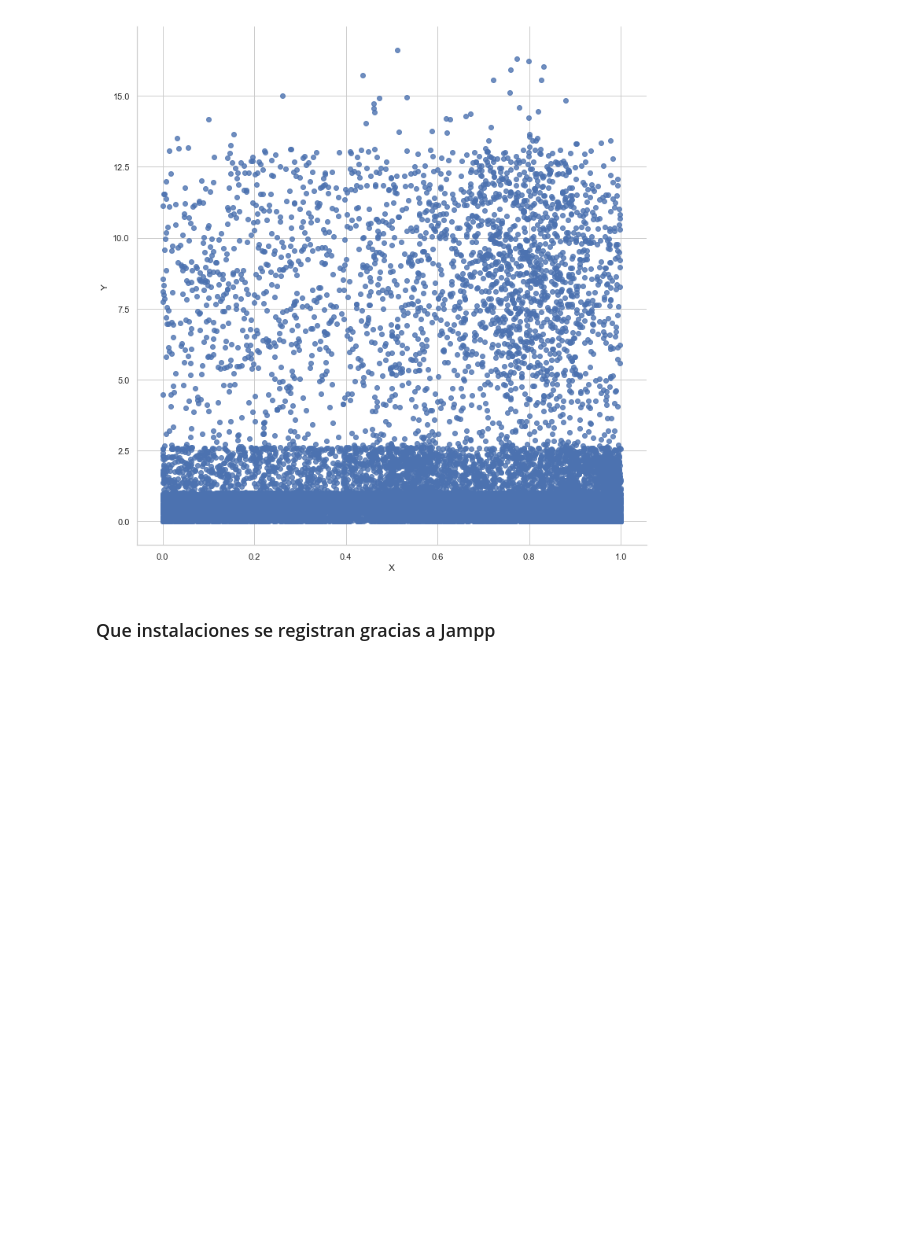
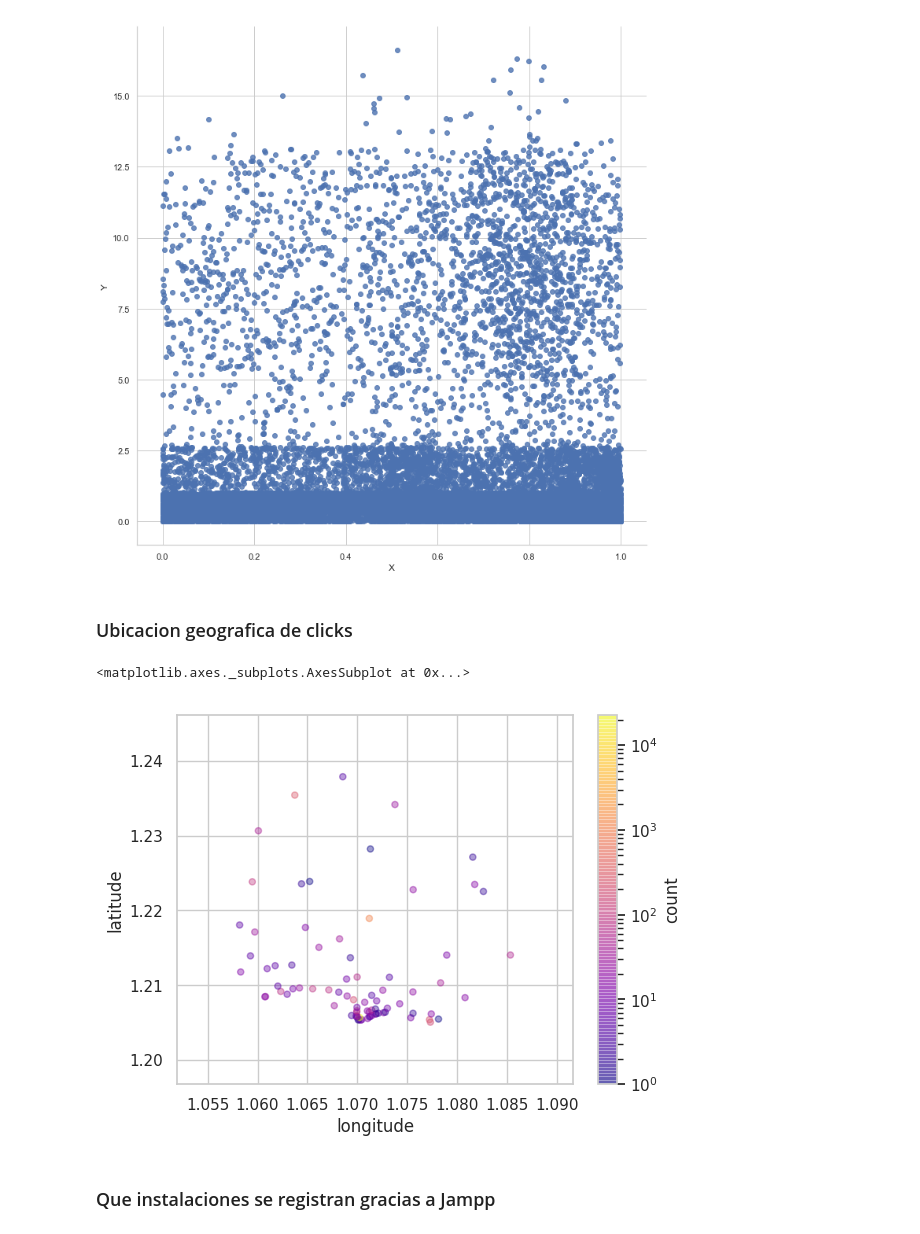
Before and after one commit to alepenaa94/Datos_2019, a Jupyter notebook: Notebook/TP1_Análisis Exploratorio.ipynb, the cells around one changed output. Cells and saved outputs as stored; diff of their text form; code cells hidden in the pictures; blank space fills up the shorter version.

Commit message:
Organizacion de Indice y grafico de ubicacion geografica de clicks

```diff
--- a/Notebook/TP1_Análisis Exploratorio.ipynb
+++ b/Notebook/TP1_Análisis Exploratorio.ipynb
@@ -123,6 +128,16 @@ g = sns.lmplot(x="touchX",y="touchY",data=clicks,fit_reg=False, height=10)
 g = g.set_axis_labels("X", "Y")
 # %% [output]
 [figure]
+# %% [markdown]
+<a id='link_20'></a>
+### Ubicacion geografica de clicks
+# %%
+lat_long_count = clicks.groupby(['latitude','longitude']).agg({"ref_hash":["count"]})
+lat_long_count.columns = ['count']
+lat_long_count.reset_index().plot.scatter(x="longitude",y="latitude", c='count',norm=clr.LogNorm(), cmap='plasma', alpha=0.4)
+# %% [output]
+<matplotlib.axes._subplots.AxesSubplot at 0x...>
+[figure, added]
 # %% [markdown]
 <a id='link_3'></a>
 ### Que instalaciones se registran gracias a Jampp
```
Also changed, not shown: parts of 1 cell of this notebook.
